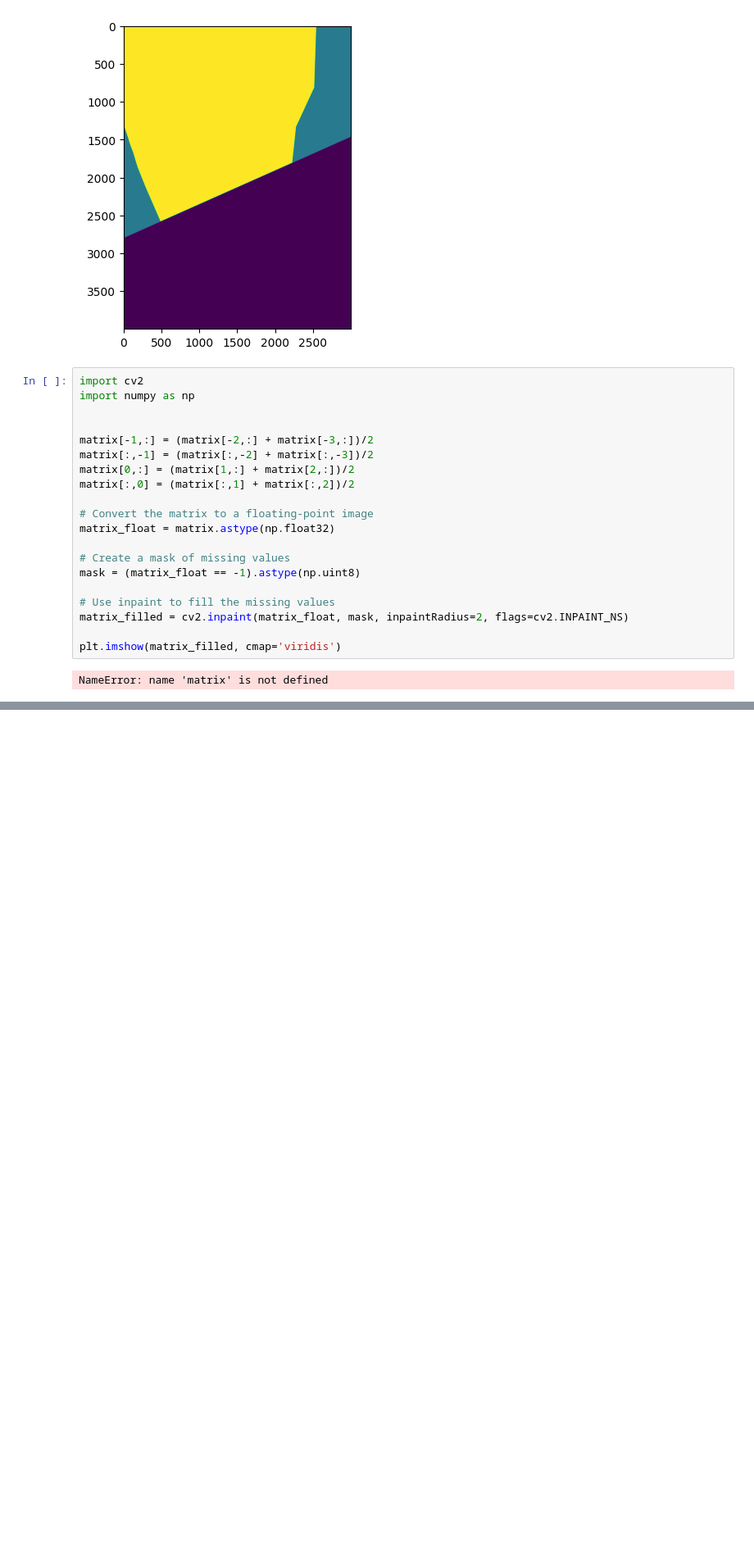
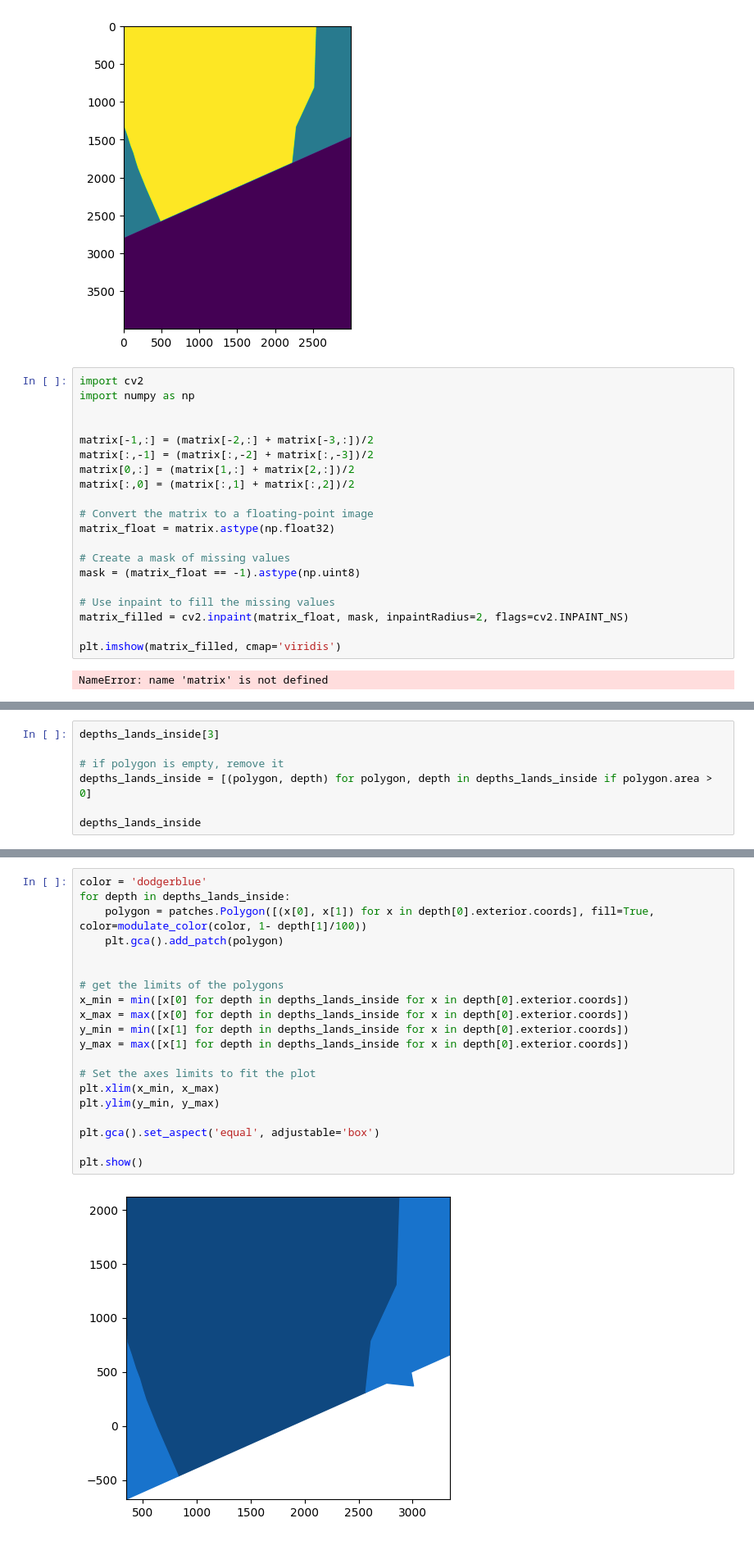
Before and after one commit to esquivelrs/scm_irl, a Jupyter notebook: notebooks/env_test.ipynb, the cells around one changed output, grey strips where cells are left out. Shown at 82% size. Drawn from its saved outputs; the diff is of its cells as text; blank space fills up the shorter version.

```diff
--- a/notebooks/env_test.ipynb
+++ b/notebooks/env_test.ipynb
@@ -156,0 +206,7 @@ NameError: name 'matrix' is not defined
+# %%
+depths_lands_inside[3]
+
+# if polygon is empty, remove it
+depths_lands_inside = [(polygon, depth) for polygon, depth in depths_lands_inside if polygon.area > 0]
+
+depths_lands_inside
@@ -156,0 +231,22 @@ NameError: name 'matrix' is not defined
+# %%
+color = 'dodgerblue'
+for depth in depths_lands_inside:
+    polygon = patches.Polygon([(x[0], x[1]) for x in depth[0].exterior.coords], fill=True, color=modulate_color(color, 1- depth[1]/100))
+    plt.gca().add_patch(polygon)
+
+
+# get the limits of the polygons
+x_min = min([x[0] for depth in depths_lands_inside for x in depth[0].exterior.coords])
+x_max = max([x[0] for depth in depths_lands_inside for x in depth[0].exterior.coords])
+y_min = min([x[1] for depth in depths_lands_inside for x in depth[0].exterior.coords])
+y_max = max([x[1] for depth in depths_lands_inside for x in depth[0].exterior.coords])
+
+# Set the axes limits to fit the plot
+plt.xlim(x_min, x_max)
+plt.ylim(y_min, y_max)
+
+plt.gca().set_aspect('equal', adjustable='box')
+
+plt.show()
+# %% [output]
+[figure, added]
```
Also changed, not shown: parts of 6 cells of this notebook, 19 other files.
